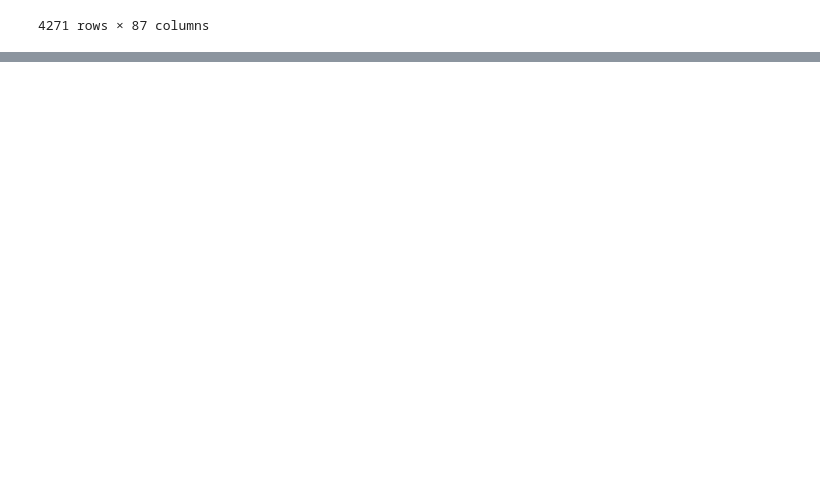
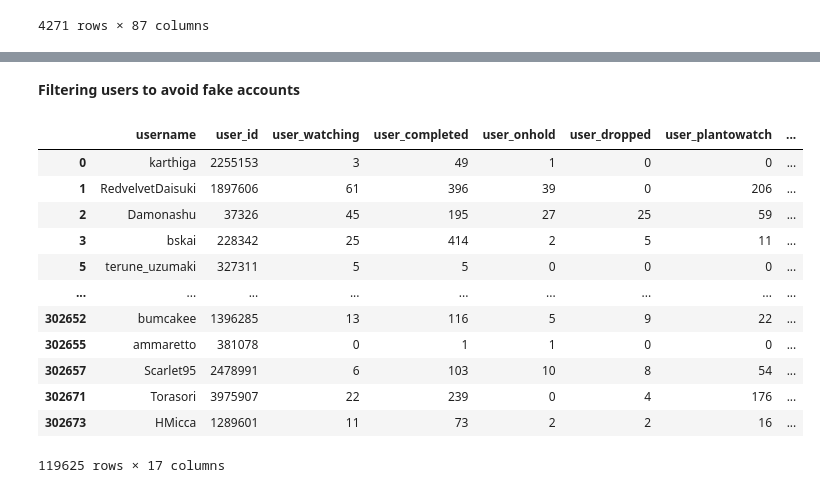
Before and after one commit to SafonovO/MyAnimeList-analysis, a Jupyter notebook: CleanUp.ipynb, the cells around one changed output, grey strips where cells are left out. Cells and saved outputs as stored; diff of their text form; code cells hidden in the pictures; blank space fills up the shorter version.

```diff
--- a/CleanUp.ipynb
+++ b/CleanUp.ipynb
@@ -46,2 +32,22 @@ data_filtered
+# %% [markdown]
+**Filtering users to avoid fake accounts**
 # %%
 data_filtered.to_csv('Data/animelist_filt.csv')
+# %%
+data_users = pd.read_csv('Data/UserList.csv')
+data_users.dropna(subset = ['birth_date', 'location', 'gender'], inplace=True)
+data_users
+# %% [output]
+|  | username | user_id | user_watching | user_completed | user_onhold | user_dropped | user_plantowatch | ... |
+| 0 | karthiga | 2255153 | 3 | 49 | 1 | 0 | 0 | ... |
+| 1 | RedvelvetDaisuki | 1897606 | 61 | 396 | 39 | 0 | 206 | ... |
+| 2 | Damonashu | 37326 | 45 | 195 | 27 | 25 | 59 | ... |
+| 3 | bskai | 228342 | 25 | 414 | 2 | 5 | 11 | ... |
+| 5 | terune_uzumaki | 327311 | 5 | 5 | 0 | 0 | 0 | ... |
+| ... | ... | ... | ... | ... | ... | ... | ... | ... |
+| 302652 | bumcakee | 1396285 | 13 | 116 | 5 | 9 | 22 | ... |
+| 302655 | ammaretto | 381078 | 0 | 1 | 1 | 0 | 0 | ... |
+| 302657 | Scarlet95 | 2478991 | 6 | 103 | 10 | 8 | 54 | ... |
+| 302671 | Torasori | 3975907 | 22 | 239 | 0 | 4 | 176 | ... |
+| 302673 | HMicca | 1289601 | 11 | 73 | 2 | 2 | 16 | ... |
+119625 rows × 17 columns
```
Also changed, not shown: parts of 8 cells of this notebook.
